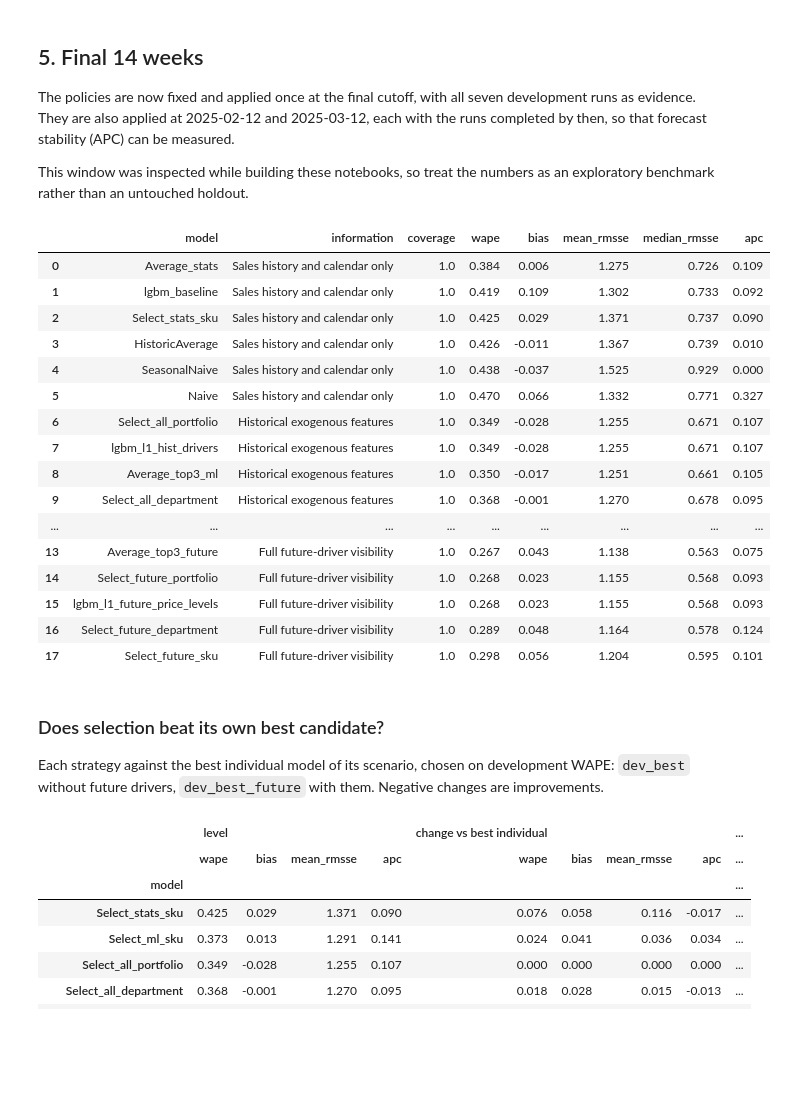
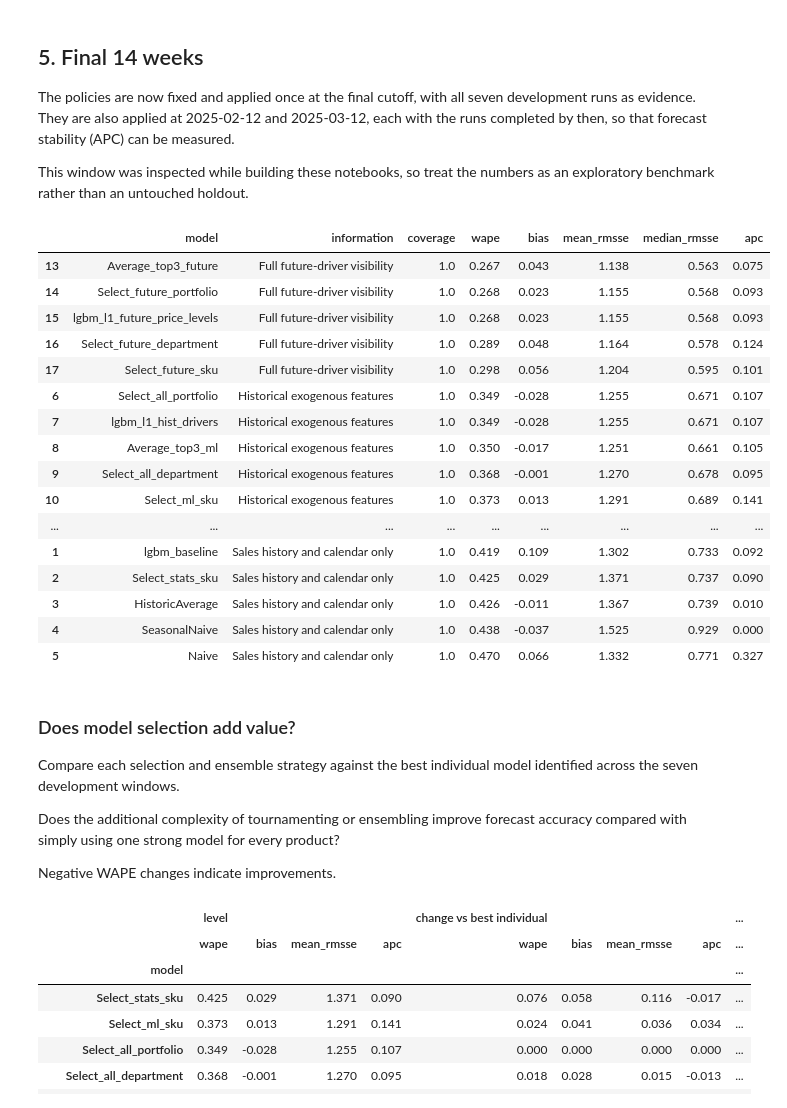
Before and after one commit to tackes/time-series-forecasting-bootcamp, a Jupyter notebook: day1_ml/07_model_selection.ipynb, the cells around one changed output. Saved outputs shown, nothing was run; the diff lists cells and outputs as text; code cells hidden in the pictures; blank space fills up the shorter version.

```diff
--- a/day1_ml/07_model_selection.ipynb
+++ b/day1_ml/07_model_selection.ipynb
@@ -178,8 +200,18 @@ Department-level selection on 2025-01-01, with the three runs completed by then:
 # %%
-decision = pd.Timestamp("2025-01-01")
+decision = TEST_CUTOFF
 runs = completed_runs(decision)
-rows = evidence["stats+ml"][evidence["stats+ml"].cutoff.isin(runs)].assign(group=lambda d: d.unique_id.map(hier["department"]))
-department_mae = evaluate(to_wide(rows, extra=["group"]), metrics=[mae], models=sorted(stats + ml), id_col="group").drop(columns="metric").set_index("group")
+
+rows = evidence["stats+ml"][
+    evidence["stats+ml"].cutoff.isin(runs)
+].assign(group=lambda d: d.unique_id.map(hier["department"]))
+
+department_mae = evaluate(
+    to_wide(rows, extra=["group"]),
+    metrics=[mae],
+    models=sorted(stats + ml),
+    id_col="group"
+).drop(columns="metric").set_index("group")
+
 department_winner = department_mae.idxmin(axis=1)
 department_winner.value_counts().head(5)
 # %% [output]
@@ -276,32 +327,40 @@ This window was inspected while building these notebooks, so treat the numbers a
 # %%
 targets = [TEST_CUTOFF] + list(STABILITY_CUTOFFS)
 strategies = build(targets)
 
 members = stats + ["lgbm_baseline", dev_best, dev_best_future]
 test_board = leaderboard(pd.concat([individual[individual.model.isin(members)], strategies]), actuals, scope="test")
-test_board[columns].round(3)
+test_board[columns].sort_values("wape").round(3)
 # %% [output]
 |  | model | information | coverage | wape | bias | mean_rmsse | median_rmsse | apc |
-| 0 | Average_stats | Sales history and calendar only | 1.0 | 0.384 | 0.006 | 1.275 | 0.726 | 0.109 |
+| 13 | Average_top3_future | Full future-driver visibility | 1.0 | 0.267 | 0.043 | 1.138 | 0.563 | 0.075 |
+| 14 | Select_future_portfolio | Full future-driver visibility | 1.0 | 0.268 | 0.023 | 1.155 | 0.568 | 0.093 |
+| 15 | lgbm_l1_future_price_levels | Full future-driver visibility | 1.0 | 0.268 | 0.023 | 1.155 | 0.568 | 0.093 |
+| 16 | Select_future_department | Full future-driver visibility | 1.0 | 0.289 | 0.048 | 1.164 | 0.578 | 0.124 |
+| 17 | Select_future_sku | Full future-driver visibility | 1.0 | 0.298 | 0.056 | 1.204 | 0.595 | 0.101 |
+| 6 | Select_all_portfolio | Historical exogenous features | 1.0 | 0.349 | -0.028 | 1.255 | 0.671 | 0.107 |
+| 7 | lgbm_l1_hist_drivers | Historical exogenous features | 1.0 | 0.349 | -0.028 | 1.255 | 0.671 | 0.107 |
+| 8 | Average_top3_ml | Historical exogenous features | 1.0 | 0.350 | -0.017 | 1.251 | 0.661 | 0.105 |
+| 9 | Select_all_department | Historical exogenous features | 1.0 | 0.368 | -0.001 | 1.270 | 0.678 | 0.095 |
+| 10 | Select_ml_sku | Historical exogenous features | 1.0 | 0.373 | 0.013 | 1.291 | 0.689 | 0.141 |
+| ... | ... | ... | ... | ... | ... | ... | ... | ... |
 | 1 | lgbm_baseline | Sales history and calendar only | 1.0 | 0.419 | 0.109 | 1.302 | 0.733 | 0.092 |
 | 2 | Select_stats_sku | Sales history and calendar only | 1.0 | 0.425 | 0.029 | 1.371 | 0.737 | 0.090 |
 | 3 | HistoricAverage | Sales history and calendar only | 1.0 | 0.426 | -0.011 | 1.367 | 0.739 | 0.010 |
 | 4 | SeasonalNaive | Sales history and calendar only | 1.0 | 0.438 | -0.037 | 1.525 | 0.929 | 0.000 |
 | 5 | Naive | Sales history and calendar only | 1.0 | 0.470 | 0.066 | 1.332 | 0.771 | 0.327 |
-| 6 | Select_all_portfolio | Historical exogenous features | 1.0 | 0.349 | -0.028 | 1.255 | 0.671 | 0.107 |
-| 7 | lgbm_l1_hist_drivers | Historical exogenous features | 1.0 | 0.349 | -0.028 | 1.255 | 0.671 | 0.107 |
-| 8 | Average_top3_ml | Historical exogenous features | 1.0 | 0.350 | -0.017 | 1.251 | 0.661 | 0.105 |
-| 9 | Select_all_department | Historical exogenous features | 1.0 | 0.368 | -0.001 | 1.270 | 0.678 | 0.095 |
-| ... | ... | ... | ... | ... | ... | ... | ... | ... |
-| 13 | Average_top3_future | Full future-driver visibility | 1.0 | 0.267 | 0.043 | 1.138 | 0.563 | 0.075 |
-| 14 | Select_future_portfolio | Full future-driver visibility | 1.0 | 0.268 | 0.023 | 1.155 | 0.568 | 0.093 |
-| 15 | lgbm_l1_future_price_levels | Full future-driver visibility | 1.0 | 0.268 | 0.023 | 1.155 | 0.568 | 0.093 |
-| 16 | Select_future_department | Full future-driver visibility | 1.0 | 0.289 | 0.048 | 1.164 | 0.578 | 0.124 |
-| 17 | Select_future_sku | Full future-driver visibility | 1.0 | 0.298 | 0.056 | 1.204 | 0.595 | 0.101 |
 # %% [markdown]
-### Does selection beat its own best candidate?
+### Does model selection add value?
 
-Each strategy against the best individual model of its scenario, chosen on development WAPE: `dev_best` without future drivers, `dev_best_future` with them. Negative changes are improvements.
+Compare each selection and ensemble strategy against
+the best individual model identified across the seven
+development windows.
+
+Does the additional complexity of tournamenting or
+ensembling improve forecast accuracy compared with
+simply using one strong model for every product?
+
+Negative WAPE changes indicate improvements.
 # %%
 board = test_board.set_index("model")
 own_best = {name: dev_best_future if pool == "stats+ml+future" else dev_best for name, (pool, _) in policies.items()}
```
Also changed, not shown: parts of 13 cells of this notebook, 7 other files.
